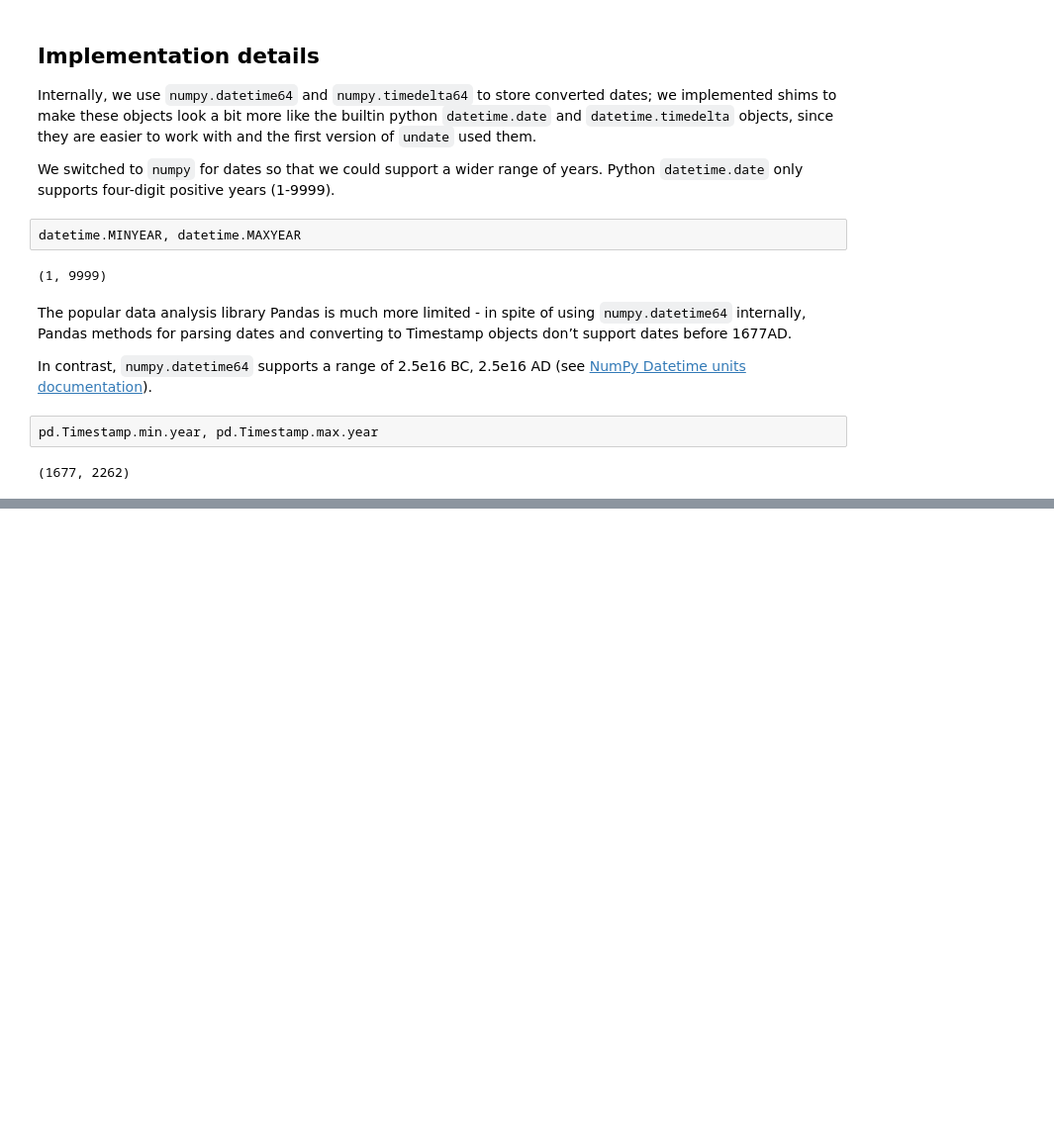
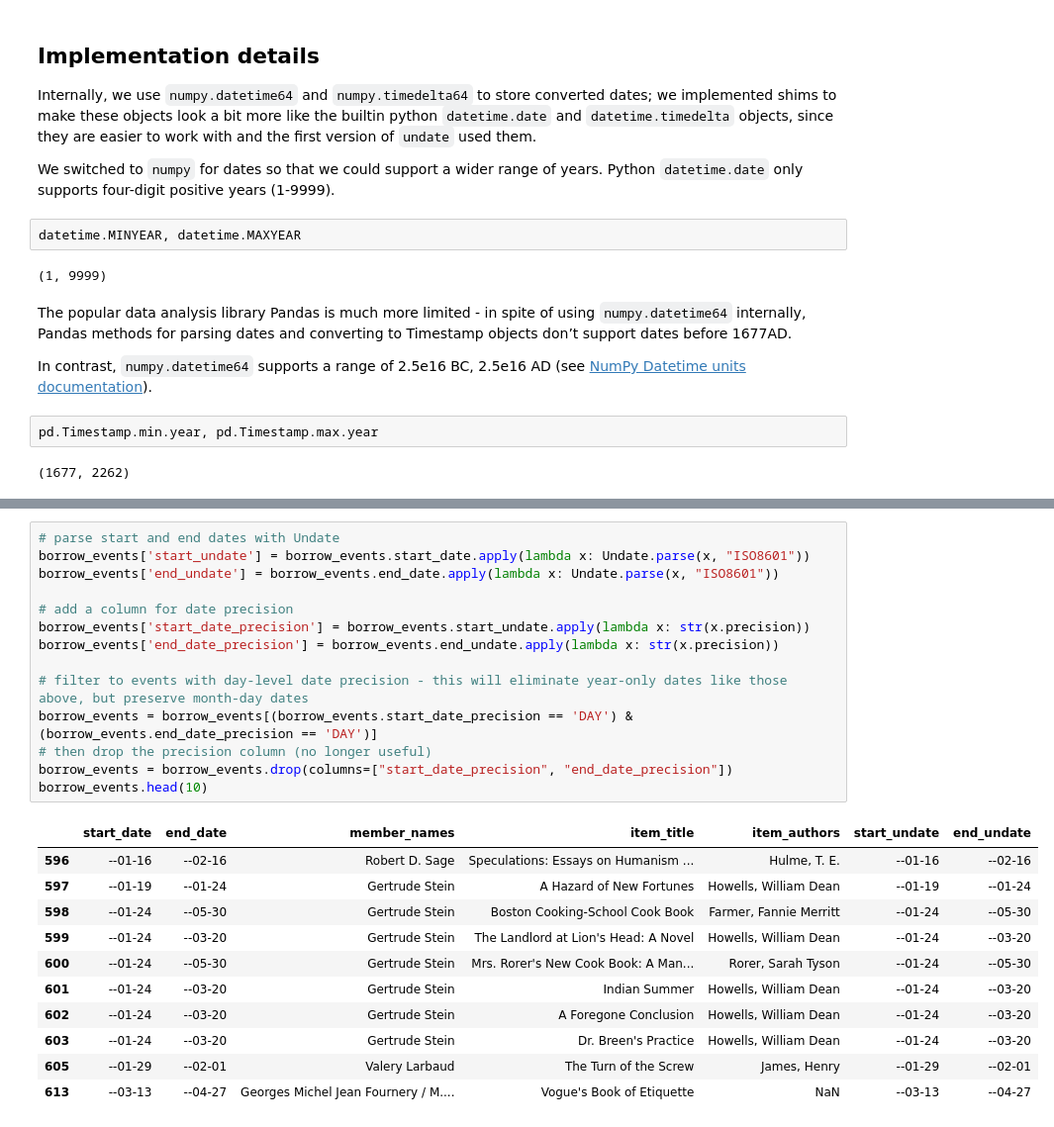
Before and after one commit to rlskoeser/undate-notebook-usrse25, a Jupyter notebook: undate-overview.ipynb, the cells around one changed output, grey strips where cells are left out. Shown at 99% size. Cells and saved outputs as stored; diff of their text form; blank space fills up the shorter version.

```diff
--- a/undate-overview.ipynb
+++ b/undate-overview.ipynb
@@ -527,0 +574,26 @@ pd.Timestamp.min.year, pd.Timestamp.max.year
+# %%
+# parse start and end dates with Undate
+borrow_events['start_undate'] = borrow_events.start_date.apply(lambda x: Undate.parse(x, "ISO8601"))
+borrow_events['end_undate'] = borrow_events.end_date.apply(lambda x: Undate.parse(x, "ISO8601"))
+
+# add a column for date precision
+borrow_events['start_date_precision'] = borrow_events.start_undate.apply(lambda x: str(x.precision))
+borrow_events['end_date_precision'] = borrow_events.end_undate.apply(lambda x: str(x.precision))
+
+# filter to events with day-level date precision - this will eliminate year-only dates like those above, but preserve month-day dates
+borrow_events = borrow_events[(borrow_events.start_date_precision == 'DAY') & (borrow_events.end_date_precision == 'DAY')]
+# then drop the precision column (no longer useful)
+borrow_events = borrow_events.drop(columns=["start_date_precision", "end_date_precision"])
+borrow_events.head(10)
+# %% [output]
+|  | start_date | end_date | member_names | item_title | item_authors | start_undate | end_undate |
+| 596 | --01-16 | --02-16 | Robert D. Sage | Speculations: Essays on Humanism ... | Hulme, T. E. | --01-16 | --02-16 |
+| 597 | --01-19 | --01-24 | Gertrude Stein | A Hazard of New Fortunes | Howells, William Dean | --01-19 | --01-24 |
+| 598 | --01-24 | --05-30 | Gertrude Stein | Boston Cooking-School Cook Book | Farmer, Fannie Merritt | --01-24 | --05-30 |
+| 599 | --01-24 | --03-20 | Gertrude Stein | The Landlord at Lion's Head: A Novel | Howells, William Dean | --01-24 | --03-20 |
+| 600 | --01-24 | --05-30 | Gertrude Stein | Mrs. Rorer's New Cook Book: A Man... | Rorer, Sarah Tyson | --01-24 | --05-30 |
+| 601 | --01-24 | --03-20 | Gertrude Stein | Indian Summer | Howells, William Dean | --01-24 | --03-20 |
+| 602 | --01-24 | --03-20 | Gertrude Stein | A Foregone Conclusion | Howells, William Dean | --01-24 | --03-20 |
+| 603 | --01-24 | --03-20 | Gertrude Stein | Dr. Breen's Practice | Howells, William Dean | --01-24 | --03-20 |
+| 605 | --01-29 | --02-01 | Valery Larbaud | The Turn of the Screw | James, Henry | --01-29 | --02-01 |
+| 613 | --03-13 | --04-27 | Georges Michel Jean Fournery / M.... | Vogue's Book of Etiquette | NaN | --03-13 | --04-27 |
```
Also changed, not shown: parts of 10 cells of this notebook, 2 other files.
